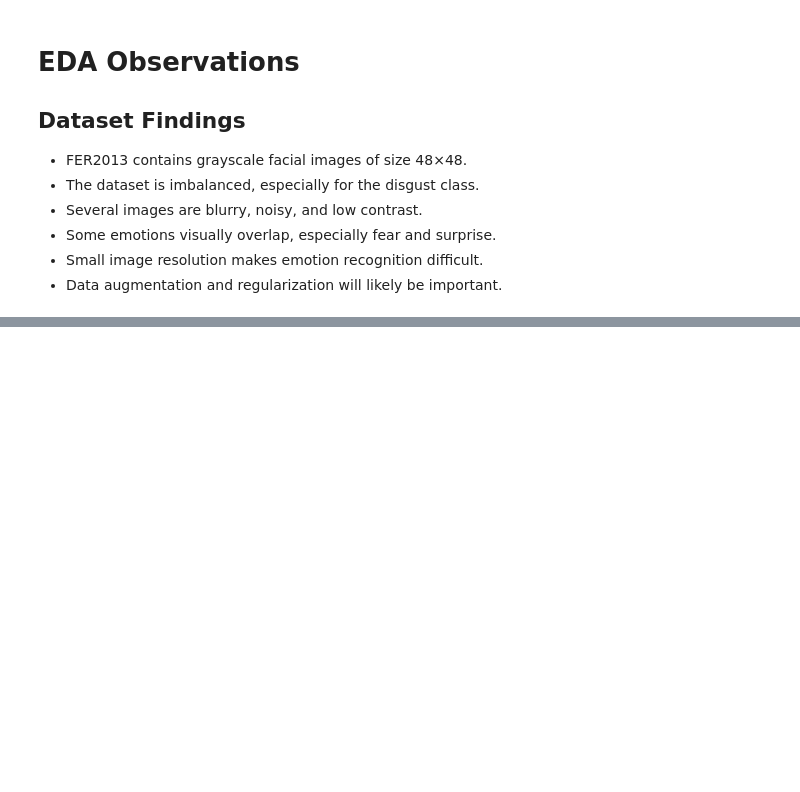
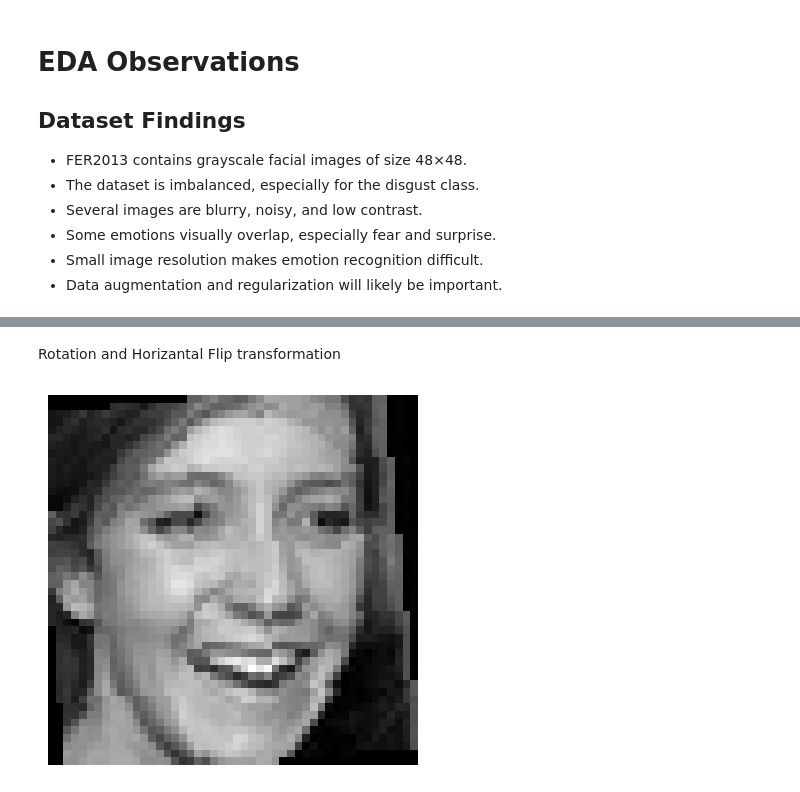
Before and after one commit to BhaveshNegi21/Facial-emotion-recognition, a Jupyter notebook: notebooks/eda.ipynb, the cells around one changed output, grey strips where cells are left out. Drawn from its saved outputs; the diff is of its cells as text; code cells hidden in the pictures; blank space fills up the shorter version.

```diff
--- a/notebooks/eda.ipynb
+++ b/notebooks/eda.ipynb
@@ -121,0 +155,26 @@ plt.show()
+# %%
+transform = transforms.Compose([
+
+    transforms.Resize((48, 48)),
+
+    transforms.RandomHorizontalFlip(),
+
+    transforms.RandomRotation(10),
+
+    transforms.ToTensor()
+])
+# %% [markdown]
+Rotation and Horizantal Flip transformation
+# %%
+tensor_image = transform(image)
+
+plt.imshow(
+    tensor_image.squeeze(),
+    cmap="gray"
+)
+
+plt.axis("off")
+
+plt.show()
+# %% [output]
+[figure, added]
```
Also changed, not shown: parts of 38 cells of this notebook.
